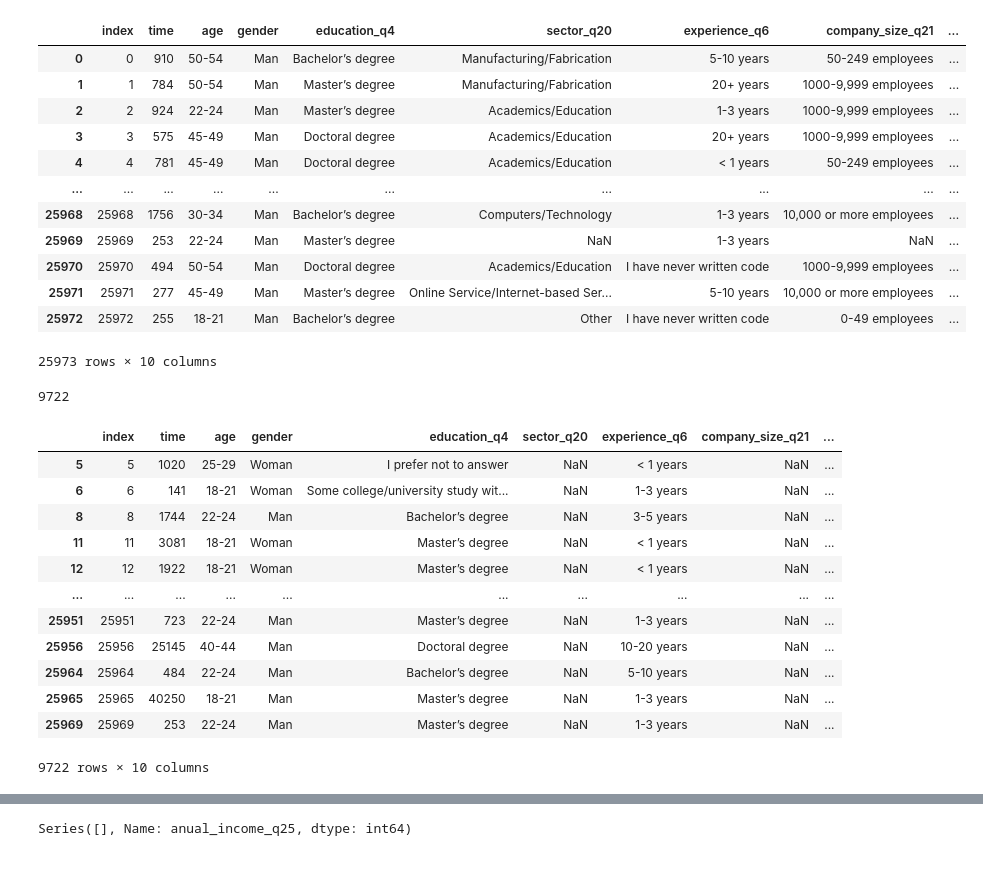
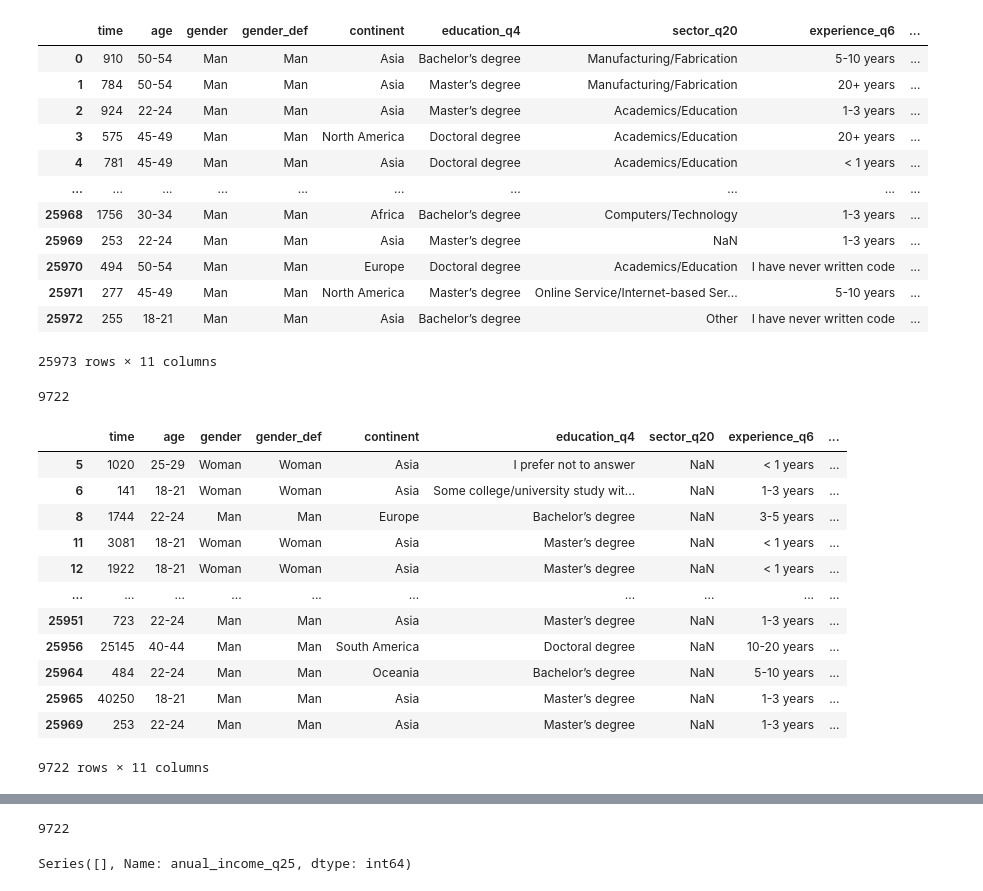
Before and after one commit to Adalab/project-da-promo-c-module-2-team-1, a Jupyter notebook: code/Genero_tamaño_empresa.ipynb, the cells around one changed output, grey strips where cells are left out. Cells and saved outputs as stored; diff of their text form; code cells hidden in the pictures.

Commit message:
Add files via upload
modificado

```diff
--- a/code/Genero_tamaño_empresa.ipynb
+++ b/code/Genero_tamaño_empresa.ipynb
@@ -25,0 +9,3 @@ df_formacion_empresa
+# %%
+df_tamaño_empresa=pd.read_csv('df_modificado1.csv', index_col=0)
+#Me he guardado en excel, los datos con columnas nuevas de género y continentes. Es el que he llamado df_modificado1
@@ -26,21 +28,21 @@ df_formacion_empresa
 # %%
-df_genero=df_formacion_empresa.loc[:,[ 'index','time', 'age', 'gender','education_q4','sector_q20','experience_q6','company_size_q21','role_q5','anual_income_q25']]
+df_genero=df_tamaño_empresa.loc[:,[ 'time', 'age', 'gender','gender_def'	,'continent','education_q4','sector_q20','experience_q6','company_size_q21','role_q5','anual_income_q25']]
 df_genero
 #Reduzco el DataFrame a nuestras columnas de interés
 # %% [output]
-|  | index | time | age | gender | education_q4 | sector_q20 | experience_q6 | company_size_q21 | ... |
-| 0 | 0 | 910 | 50-54 | Man | Bachelor’s degree | Manufacturing/Fabrication | 5-10 years | 50-249 employees | ... |
-| 1 | 1 | 784 | 50-54 | Man | Master’s degree | Manufacturing/Fabrication | 20+ years | 1000-9,999 employees | ... |
-| 2 | 2 | 924 | 22-24 | Man | Master’s degree | Academics/Education | 1-3 years | 1000-9,999 employees | ... |
-| 3 | 3 | 575 | 45-49 | Man | Doctoral degree | Academics/Education | 20+ years | 1000-9,999 employees | ... |
-| 4 | 4 | 781 | 45-49 | Man | Doctoral degree | Academics/Education | < 1 years | 50-249 employees | ... |
+|  | time | age | gender | gender_def | continent | education_q4 | sector_q20 | experience_q6 | ... |
+| 0 | 910 | 50-54 | Man | Man | Asia | Bachelor’s degree | Manufacturing/Fabrication | 5-10 years | ... |
+| 1 | 784 | 50-54 | Man | Man | Asia | Master’s degree | Manufacturing/Fabrication | 20+ years | ... |
+| 2 | 924 | 22-24 | Man | Man | Asia | Master’s degree | Academics/Education | 1-3 years | ... |
+| 3 | 575 | 45-49 | Man | Man | North America | Doctoral degree | Academics/Education | 20+ years | ... |
+| 4 | 781 | 45-49 | Man | Man | Asia | Doctoral degree | Academics/Education | < 1 years | ... |
 | ... | ... | ... | ... | ... | ... | ... | ... | ... | ... |
-| 25968 | 25968 | 1756 | 30-34 | Man | Bachelor’s degree | Computers/Technology | 1-3 years | 10,000 or more employees | ... |
-| 25969 | 25969 | 253 | 22-24 | Man | Master’s degree | NaN | 1-3 years | NaN | ... |
-| 25970 | 25970 | 494 | 50-54 | Man | Doctoral degree | Academics/Education | I have never written code | 1000-9,999 employees | ... |
-| 25971 | 25971 | 277 | 45-49 | Man | Master’s degree | Online Service/Internet-based Ser... | 5-10 years | 10,000 or more employees | ... |
-| 25972 | 25972 | 255 | 18-21 | Man | Bachelor’s degree | Other | I have never written code | 0-49 employees | ... |
+| 25968 | 1756 | 30-34 | Man | Man | Africa | Bachelor’s degree | Computers/Technology | 1-3 years | ... |
+| 25969 | 253 | 22-24 | Man | Man | Asia | Master’s degree | NaN | 1-3 years | ... |
+| 25970 | 494 | 50-54 | Man | Man | Europe | Doctoral degree | Academics/Education | I have never written code | ... |
+| 25971 | 277 | 45-49 | Man | Man | North America | Master’s degree | Online Service/Internet-based Ser... | 5-10 years | ... |
+| 25972 | 255 | 18-21 | Man | Man | Asia | Bachelor’s degree | Other | I have never written code | ... |
-25973 rows × 10 columns
+25973 rows × 11 columns
 # %%
 df_genero['company_size_q21'].isnull().sum()
 #averiguo los nulos
@@ -51,18 +53,18 @@ df_de_nulos=df_genero[df_genero['company_size_q21'].isna()]
 df_de_nulos
 # me hago DataFrame para poder estudiarlo un poco
 # %% [output]
-|  | index | time | age | gender | education_q4 | sector_q20 | experience_q6 | company_size_q21 | ... |
-| 5 | 5 | 1020 | 25-29 | Woman | I prefer not to answer | NaN | < 1 years | NaN | ... |
-| 6 | 6 | 141 | 18-21 | Woman | Some college/university study wit... | NaN | 1-3 years | NaN | ... |
-| 8 | 8 | 1744 | 22-24 | Man | Bachelor’s degree | NaN | 3-5 years | NaN | ... |
-| 11 | 11 | 3081 | 18-21 | Woman | Master’s degree | NaN | < 1 years | NaN | ... |
-| 12 | 12 | 1922 | 18-21 | Woman | Master’s degree | NaN | < 1 years | NaN | ... |
+|  | time | age | gender | gender_def | continent | education_q4 | sector_q20 | experience_q6 | ... |
+| 5 | 1020 | 25-29 | Woman | Woman | Asia | I prefer not to answer | NaN | < 1 years | ... |
+| 6 | 141 | 18-21 | Woman | Woman | Asia | Some college/university study wit... | NaN | 1-3 years | ... |
+| 8 | 1744 | 22-24 | Man | Man | Europe | Bachelor’s degree | NaN | 3-5 years | ... |
+| 11 | 3081 | 18-21 | Woman | Woman | Asia | Master’s degree | NaN | < 1 years | ... |
+| 12 | 1922 | 18-21 | Woman | Woman | Asia | Master’s degree | NaN | < 1 years | ... |
 | ... | ... | ... | ... | ... | ... | ... | ... | ... | ... |
-| 25951 | 25951 | 723 | 22-24 | Man | Master’s degree | NaN | 1-3 years | NaN | ... |
-| 25956 | 25956 | 25145 | 40-44 | Man | Doctoral degree | NaN | 10-20 years | NaN | ... |
-| 25964 | 25964 | 484 | 22-24 | Man | Bachelor’s degree | NaN | 5-10 years | NaN | ... |
-| 25965 | 25965 | 40250 | 18-21 | Man | Master’s degree | NaN | 1-3 years | NaN | ... |
-| 25969 | 25969 | 253 | 22-24 | Man | Master’s degree | NaN | 1-3 years | NaN | ... |
+| 25951 | 723 | 22-24 | Man | Man | Asia | Master’s degree | NaN | 1-3 years | ... |
+| 25956 | 25145 | 40-44 | Man | Man | South America | Doctoral degree | NaN | 10-20 years | ... |
+| 25964 | 484 | 22-24 | Man | Man | Oceania | Bachelor’s degree | NaN | 5-10 years | ... |
+| 25965 | 40250 | 18-21 | Man | Man | Asia | Master’s degree | NaN | 1-3 years | ... |
+| 25969 | 253 | 22-24 | Man | Man | Asia | Master’s degree | NaN | 1-3 years | ... |
-9722 rows × 10 columns
+9722 rows × 11 columns
 # %%
 df_de_nulos['role_q5'].value_counts()
@@ -84,6 +86,10 @@ Statistician                      17
 DBA/Database Engineer             13
 Developer Relations/Advocacy      10
 Name: role_q5, dtype: int64
+# %%
+df_de_nulos['role_q5'].value_counts().sum()
+# %% [output]
+9722
 # %%
 df_de_nulos['anual_income_q25'].value_counts()
 #en los nulos, como era de esperar, no hay salarios
```
Also changed, not shown: parts of 51 cells of this notebook.
